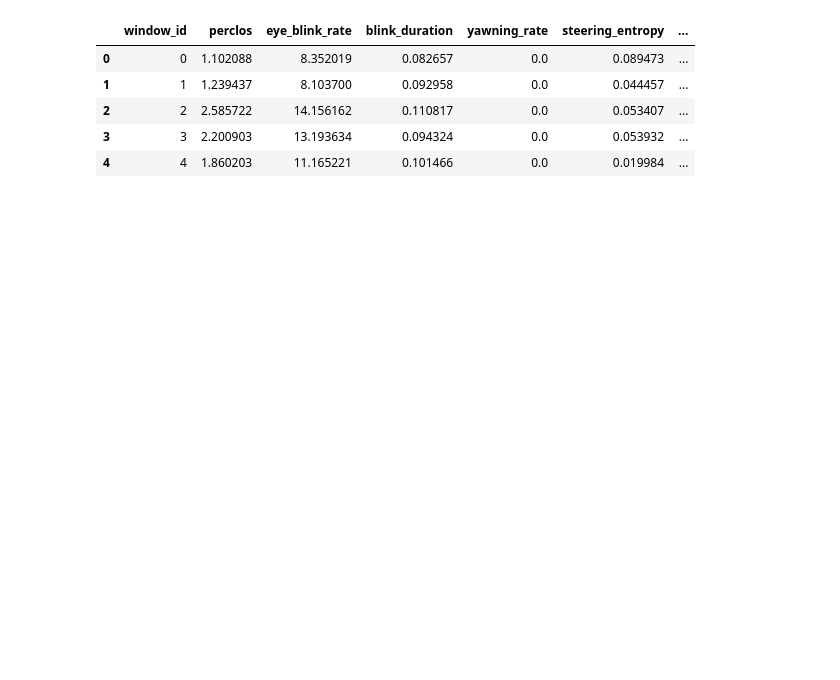
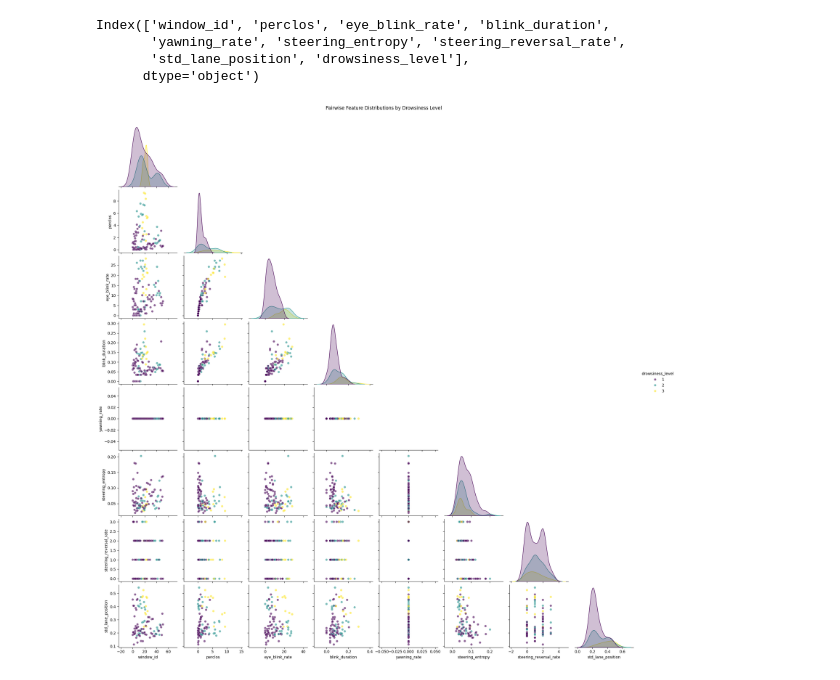
Before and after one commit to Karthik-Sai-Pasupuleti/llm_eval, a Jupyter notebook: src/notebooks/test.ipynb, the cells around one changed output. Drawn from its saved outputs; the diff is of its cells as text; code cells hidden in the pictures; blank space fills up the shorter version.

```diff
--- a/src/notebooks/test.ipynb
+++ b/src/notebooks/test.ipynb
@@ -2,12 +2,25 @@
 import pandas as pd
 # %%
 df = pd.read_csv(r'/home/karthik/Desktop/drowsiness_detection_project/drowsiness_data/drowsiness_dataset_cleaned.csv')
-# %%
-df.head()
-# %% [output]
-|  | window_id | perclos | eye_blink_rate | blink_duration | yawning_rate | steering_entropy | ... |
-| 0 | 0 | 1.102088 | 8.352019 | 0.082657 | 0.0 | 0.089473 | ... |
-| 1 | 1 | 1.239437 | 8.103700 | 0.092958 | 0.0 | 0.044457 | ... |
-| 2 | 2 | 2.585722 | 14.156162 | 0.110817 | 0.0 | 0.053407 | ... |
-| 3 | 3 | 2.200903 | 13.193634 | 0.094324 | 0.0 | 0.053932 | ... |
-| 4 | 4 | 1.860203 | 11.165221 | 0.101466 | 0.0 | 0.019984 | ... |
+# %%
+df.columns
+# %% [output]
+Index(['window_id', 'perclos', 'eye_blink_rate', 'blink_duration',
+       'yawning_rate', 'steering_entropy', 'steering_reversal_rate',
+       'std_lane_position', 'drowsiness_level'],
+      dtype='object')
+# %%
+import seaborn as sns
+import matplotlib.pyplot as plt
+
+feature_cols = ['window_id', 'perclos', 'eye_blink_rate', 'blink_duration',
+       'yawning_rate', 'steering_entropy', 'steering_reversal_rate',
+       'std_lane_position']
+target_col = 'drowsiness_level'
+
+
+sns.pairplot(df, vars=feature_cols, hue=target_col, corner=True, plot_kws={'alpha':0.6}, palette="viridis")
+plt.suptitle("Pairwise Feature Distributions by Drowsiness Level", y=1.02)
+plt.show()
+# %% [output]
+[figure, added]
```
Also changed, not shown: 3 other files.
